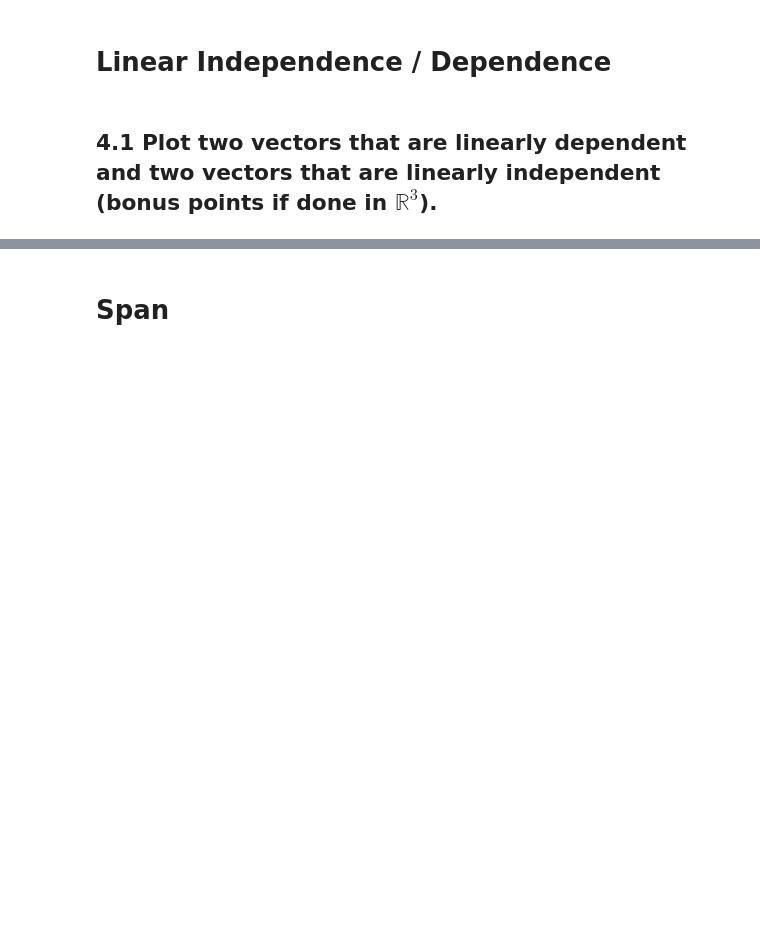
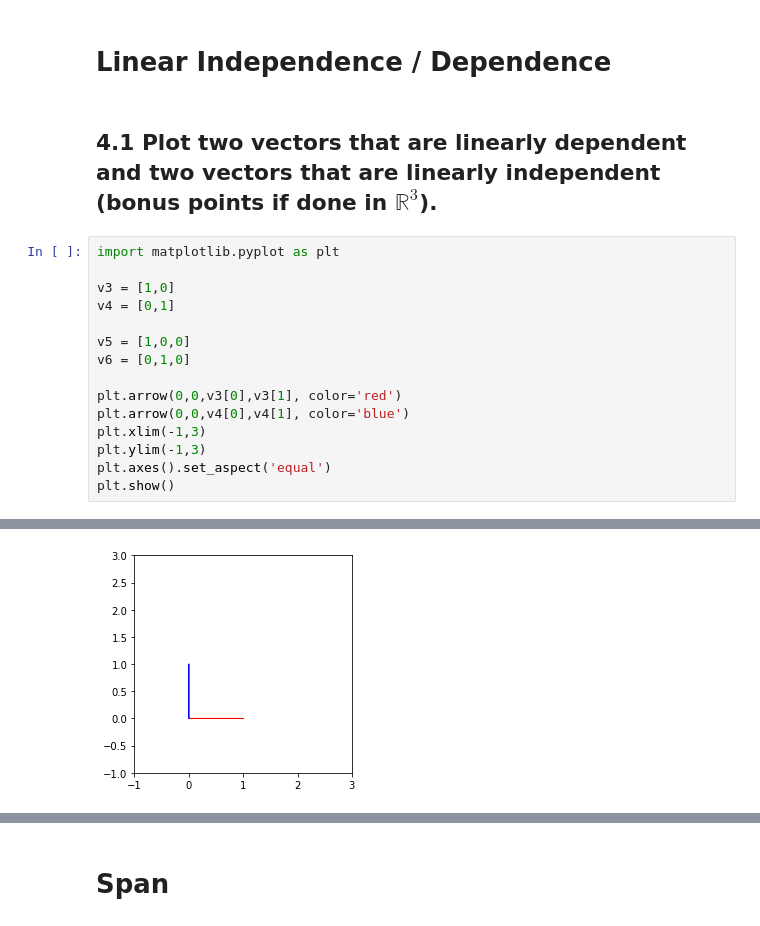
Before and after one commit to nephylum/DS-Unit-1-Sprint-3-Linear-Algebra, a Jupyter notebook: module2-intermediate-linear-algebra/LS_DS9_132_Intermediate_Linear_Algebra_Assignment.ipynb, the cells around one changed output, grey strips where cells are left out. Drawn from its saved outputs; the diff is of its cells as text; blank space fills up the shorter version.

```diff
--- a/module2-intermediate-linear-algebra/LS_DS9_132_Intermediate_Linear_Algebra_Assignment.ipynb
+++ b/module2-intermediate-linear-algebra/LS_DS9_132_Intermediate_Linear_Algebra_Assignment.ipynb
@@ -257,3 +257,19 @@ nor(tmp)
 # Linear Independence / Dependence
 # %% [markdown]
 ## 4.1 Plot two vectors that are linearly dependent and two vectors that are linearly independent (bonus points if done in $\mathbb{R}^3$).
+# %%
+import matplotlib.pyplot as plt
+
+v3 = [1,0]
+v4 = [0,1]
+
+v5 = [1,0,0]
+v6 = [0,1,0]
+
+plt.arrow(0,0,v3[0],v3[1], color='red')
+plt.arrow(0,0,v4[0],v4[1], color='blue')
+plt.xlim(-1,3)
+plt.ylim(-1,3)
+plt.axes().set_aspect('equal')
+plt.show()
+# %% [output]
@@ -259,0 +278 @@ nor(tmp)
+[figure, added]
```
Also changed, not shown: parts of 11 cells of this notebook.
